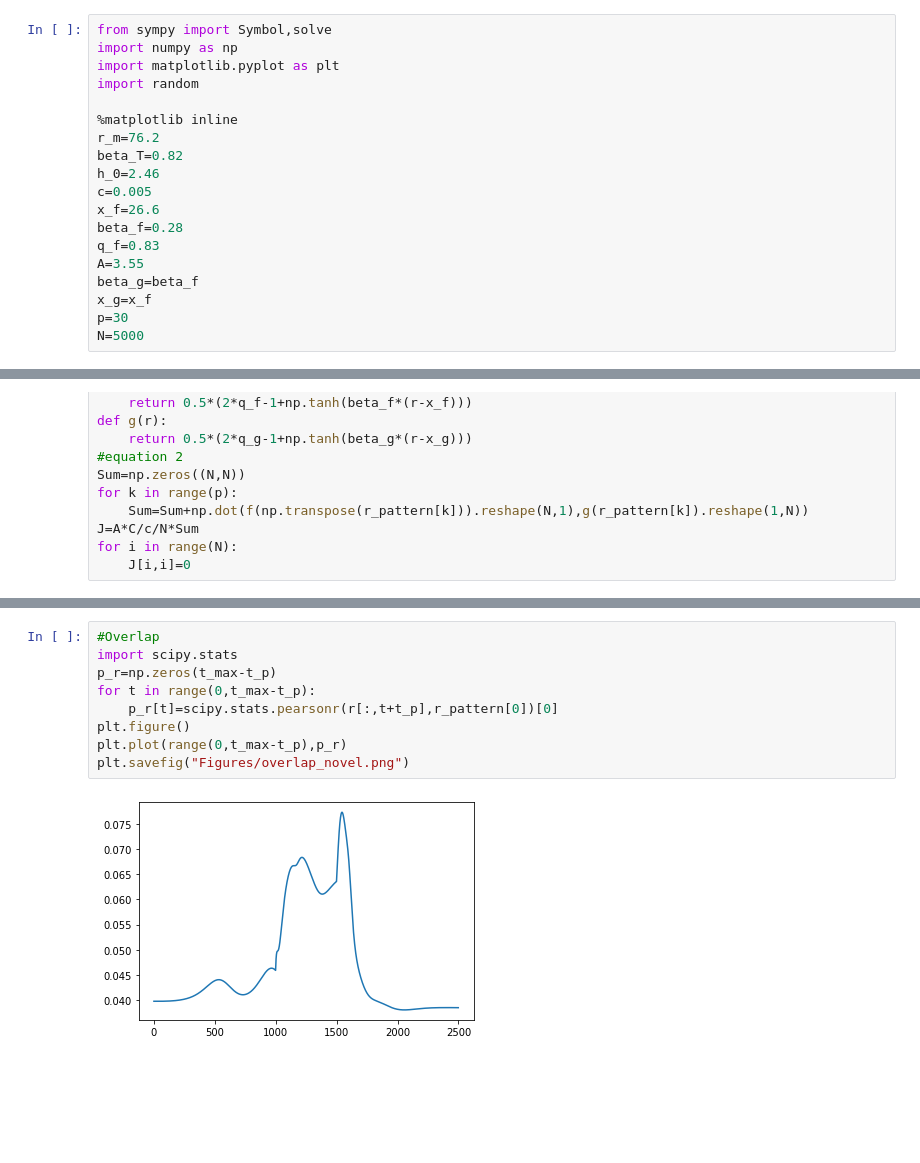
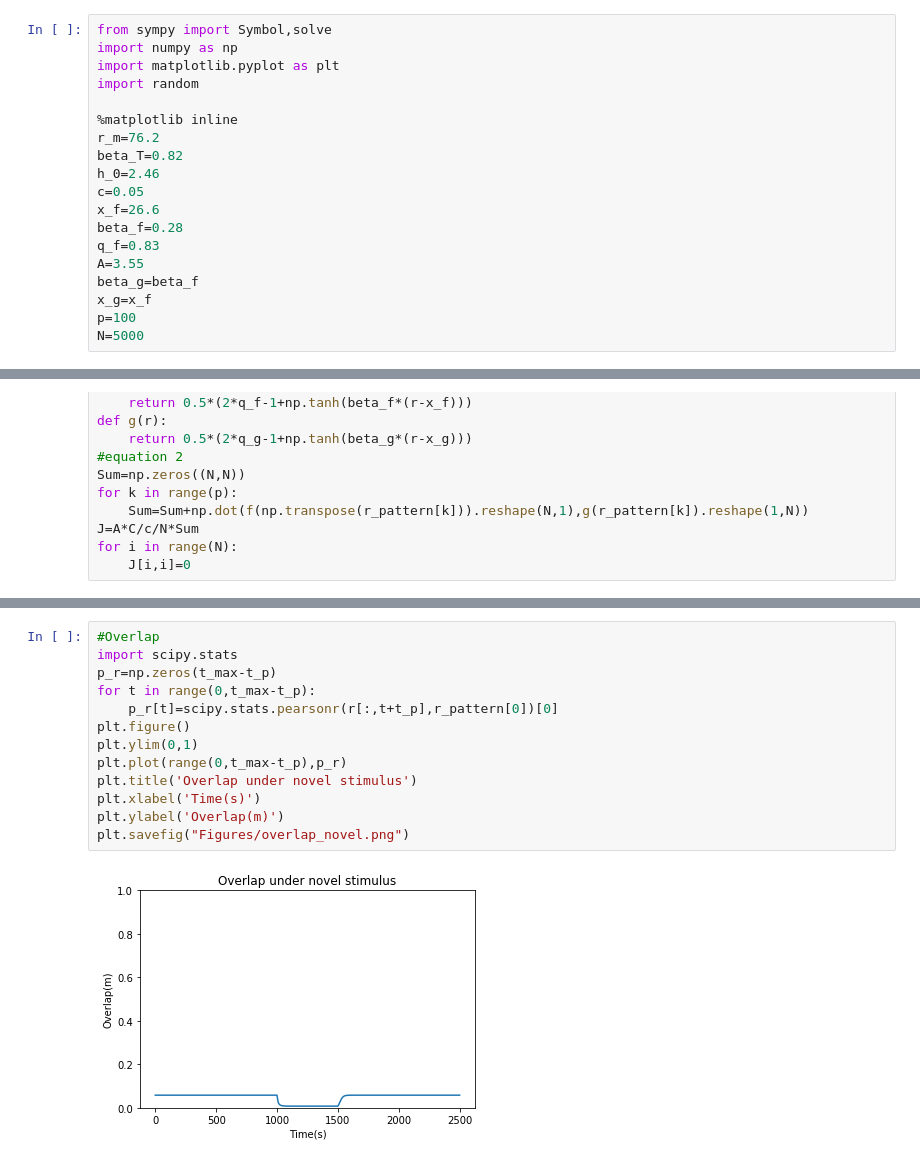
Before and after one commit to xmxhuihui/Final-Project, a Jupyter notebook: Attractor Network Model(Multiple Patterns).ipynb, the cells around one changed output, grey strips where cells are left out. Drawn from its saved outputs; the diff is of its cells as text; blank space fills up the shorter version.

```diff
--- a/Attractor Network Model(Multiple Patterns).ipynb
+++ b/Attractor Network Model(Multiple Patterns).ipynb
@@ -8,14 +8,14 @@ import random
 r_m=76.2
 beta_T=0.82
 h_0=2.46
-c=0.005
+c=0.05
 x_f=26.6
 beta_f=0.28
 q_f=0.83
 A=3.55
 beta_g=beta_f
 x_g=x_f
-p=30
+p=100
 N=5000
 # %%
 # Structral connectivity matrix
@@ -110,11 +116,15 @@ plt.savefig('Figures/novel_stimulus.png')
 # %%
 #Overlap
 import scipy.stats
 p_r=np.zeros(t_max-t_p)
 for t in range(0,t_max-t_p):
     p_r[t]=scipy.stats.pearsonr(r[:,t+t_p],r_pattern[0])[0]
 plt.figure()
+plt.ylim(0,1)
 plt.plot(range(0,t_max-t_p),p_r)
+plt.title('Overlap under novel stimulus')
+plt.xlabel('Time(s)')
+plt.ylabel('Overlap(m)')
 plt.savefig("Figures/overlap_novel.png")
 # %% [output]
-[figure, old version]
+[figure, new version]
```
Also changed, not shown: parts of 7 cells of this notebook, 9 other files.
